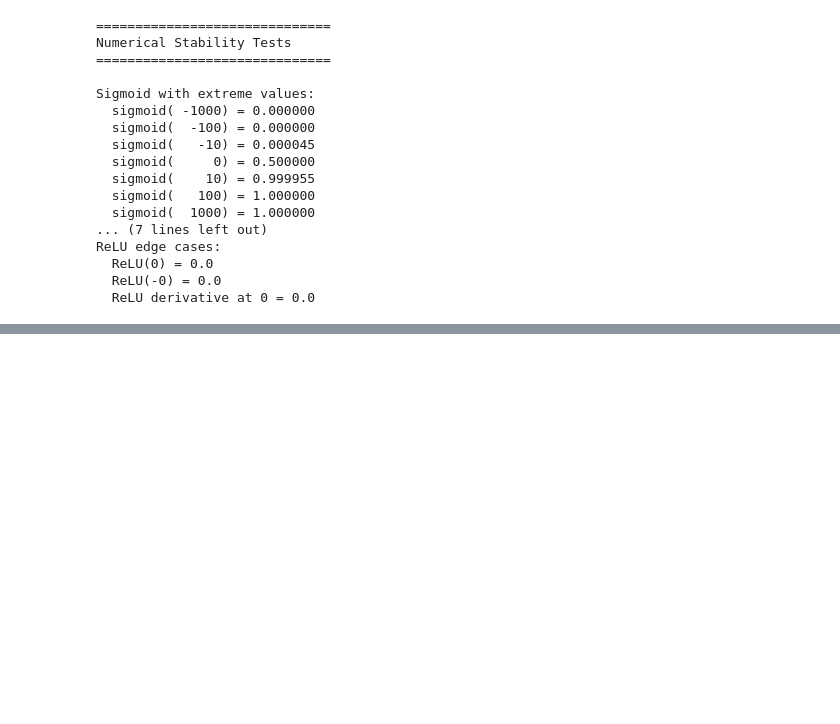
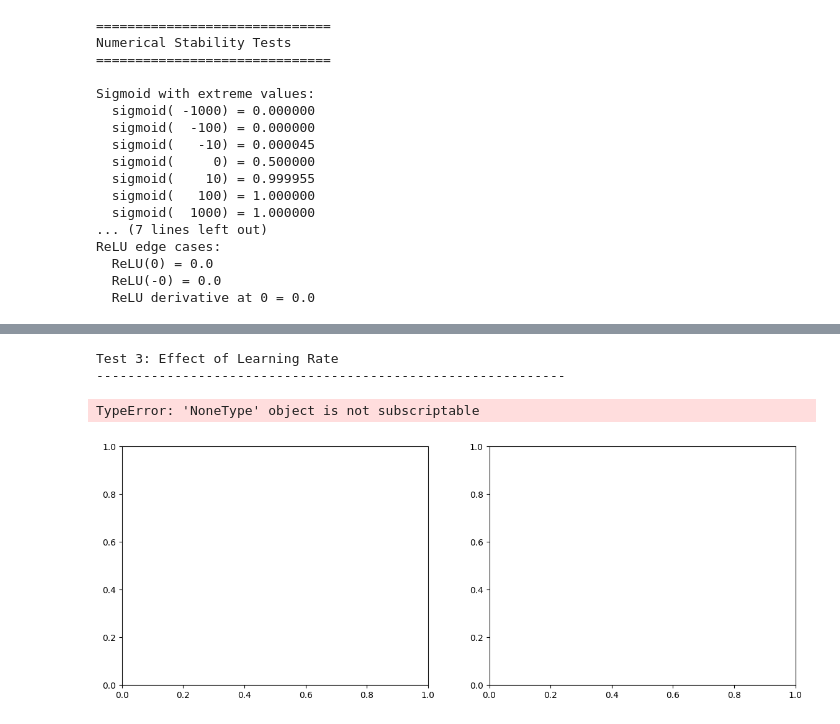
Before and after one commit to makssuppras1/DeepLearningGroup71, a Jupyter notebook: notebooks/02_model_testing.ipynb, the cells around one changed output, grey strips where cells are left out. Cells and saved outputs as stored; diff of their text form; code cells hidden in the pictures; blank space fills up the shorter version.

```diff
--- a/notebooks/02_model_testing.ipynb
+++ b/notebooks/02_model_testing.ipynb
@@ -324,0 +466,49 @@ ReLU edge cases:
+# %%
+# Test 3: Compare different learning rates
+print("\nTest 3: Effect of Learning Rate")
+print("-" * 60)
+
+learning_rates = [0.01, 0.1, 0.5]
+colors = ['b', 'r', 'g']
+
+fig, axes = plt.subplots(1, 2, figsize=(14, 5))
+
+for lr, color in zip(learning_rates, colors):
+    optimizer = SGD(learning_rate=lr)
+    params = {'x': np.array([10.0])}  # Start far from minimum
+    history = [params['x'][0]]
+
+    for step in range(30):
+        x_val = params['x'][0]
+        grads = {'x': np.array([2 * (x_val - 5)])}  # f(x) = (x-5)^2
+        params = optimizer.update(params, grads)
+        history.append(params['x'][0])
+
+    axes[0].plot(history, color=color, linewidth=2, label=f'LR={lr}', marker='o', markersize=3)
+    axes[1].plot([abs(x - 5) for x in history], color=color, linewidth=2, label=f'LR={lr}', marker='o', markersize=3)
+
+axes[0].axhline(y=5.0, color='k', linestyle='--', alpha=0.3, label='Target')
+axes[0].set_xlabel('Iteration')
+axes[0].set_ylabel('x value')
+axes[0].set_title('Convergence with Different Learning Rates')
+axes[0].legend()
+axes[0].grid(True)
+
+axes[1].set_xlabel('Iteration')
+axes[1].set_ylabel('|x - 5| (error)')
+axes[1].set_title('Error Convergence')
+axes[1].set_yscale('log')
+axes[1].legend()
+axes[1].grid(True)
+plt.tight_layout()
+plt.show()
+
+print("\nObservations:")
+print("- Smaller learning rates converge more slowly but more stably")
+print("- Larger learning rates converge faster but may overshoot")
+print("- Learning rate 0.1 provides a good balance for this function")
+# %% [output]
+Test 3: Effect of Learning Rate
+------------------------------------------------------------
+TypeError: 'NoneType' object is not subscriptable
+[figure, added]
```
Also changed, not shown: parts of 4 cells of this notebook, 3 other files.
